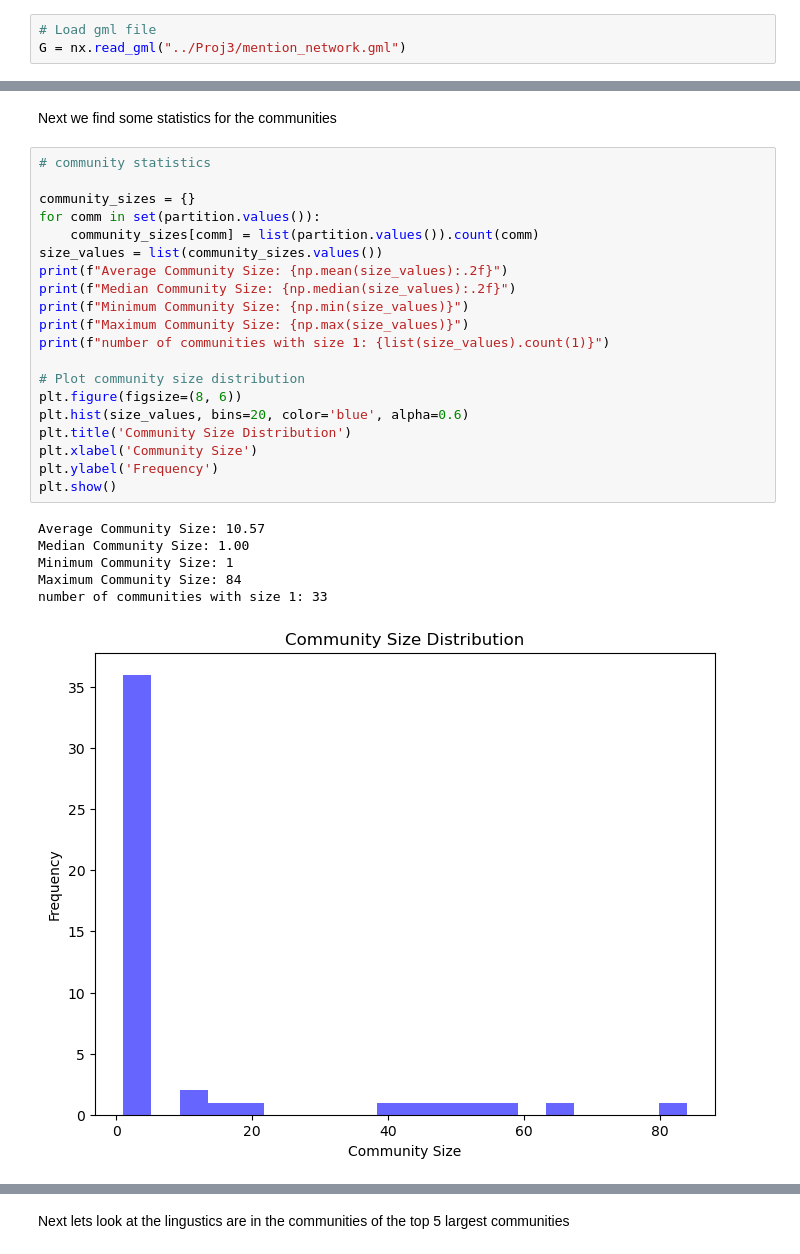
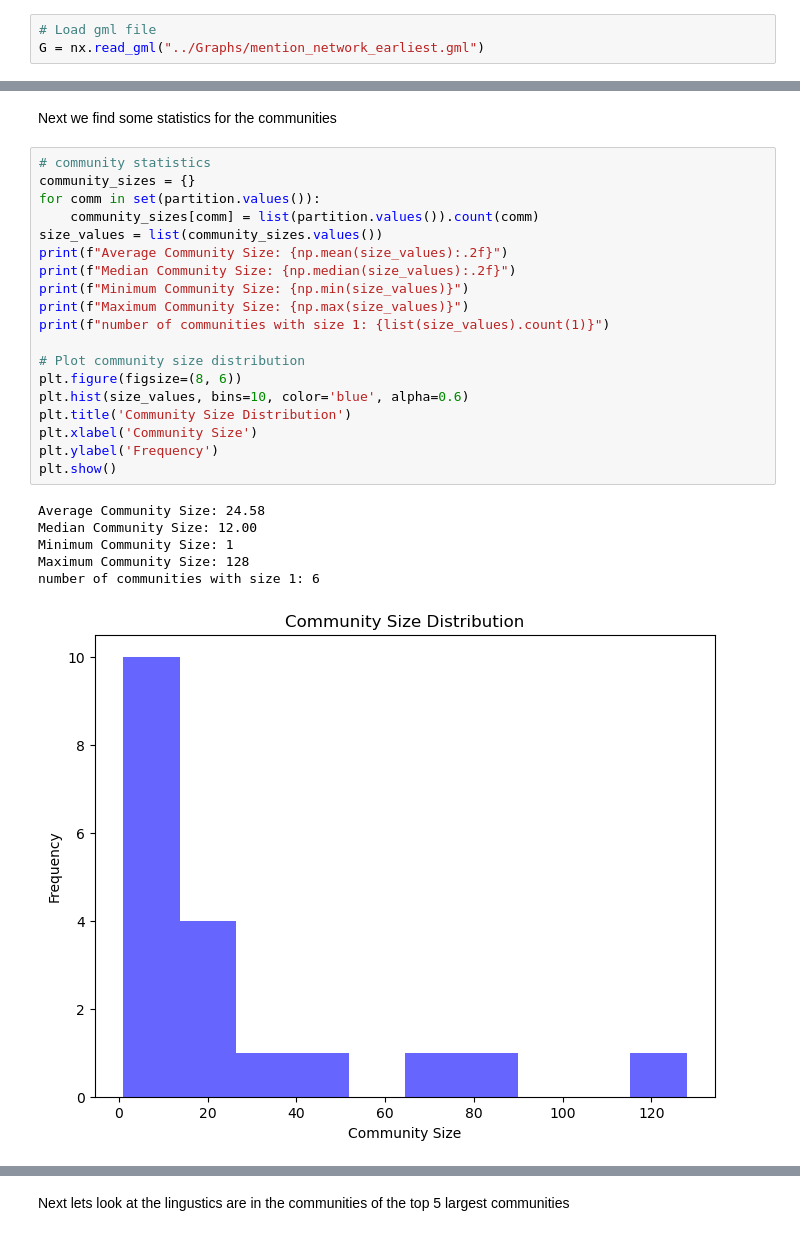
Before and after one commit to Kasper1616/social_graphs_project, a Jupyter notebook: notebooks/02_advanced_measures.ipynb, the cells around one changed output, grey strips where cells are left out. Cells and saved outputs as stored; diff of their text form.

```diff
--- a/notebooks/02_advanced_measures.ipynb
+++ b/notebooks/02_advanced_measures.ipynb
@@ -6,6 +8,6 @@ import json
 # %%
 # Load gml file
-G = nx.read_gml("../Proj3/mention_network.gml")
+G = nx.read_gml("../Graphs/mention_network_earliest.gml")
 # %%
 # Compute the average, median, mode, minimum and maximum value of the in-degree and out-degree
 in_degrees = [d for n, d in G.in_degree()]
@@ -402,29 +454,28 @@ Number of Communities Detected: 47
 Next we find some statistics for the communities
 # %%
 # community statistics
-
 community_sizes = {}
 for comm in set(partition.values()):
     community_sizes[comm] = list(partition.values()).count(comm)
 size_values = list(community_sizes.values())
 print(f"Average Community Size: {np.mean(size_values):.2f}")
 print(f"Median Community Size: {np.median(size_values):.2f}")
 print(f"Minimum Community Size: {np.min(size_values)}")
 print(f"Maximum Community Size: {np.max(size_values)}")
 print(f"number of communities with size 1: {list(size_values).count(1)}")
 
 # Plot community size distribution
 plt.figure(figsize=(8, 6))
-plt.hist(size_values, bins=20, color='blue', alpha=0.6)
+plt.hist(size_values, bins=10, color='blue', alpha=0.6)
 plt.title('Community Size Distribution')
 plt.xlabel('Community Size')
 plt.ylabel('Frequency')
 plt.show()
 # %% [output]
-Average Community Size: 10.57
-Median Community Size: 1.00
+Average Community Size: 24.58
+Median Community Size: 12.00
 Minimum Community Size: 1
-Maximum Community Size: 84
-number of communities with size 1: 33
+Maximum Community Size: 128
+number of communities with size 1: 6
-[figure, old version]
+[figure, new version]
 # %% [markdown]
```
Also changed, not shown: parts of 24 cells of this notebook.
